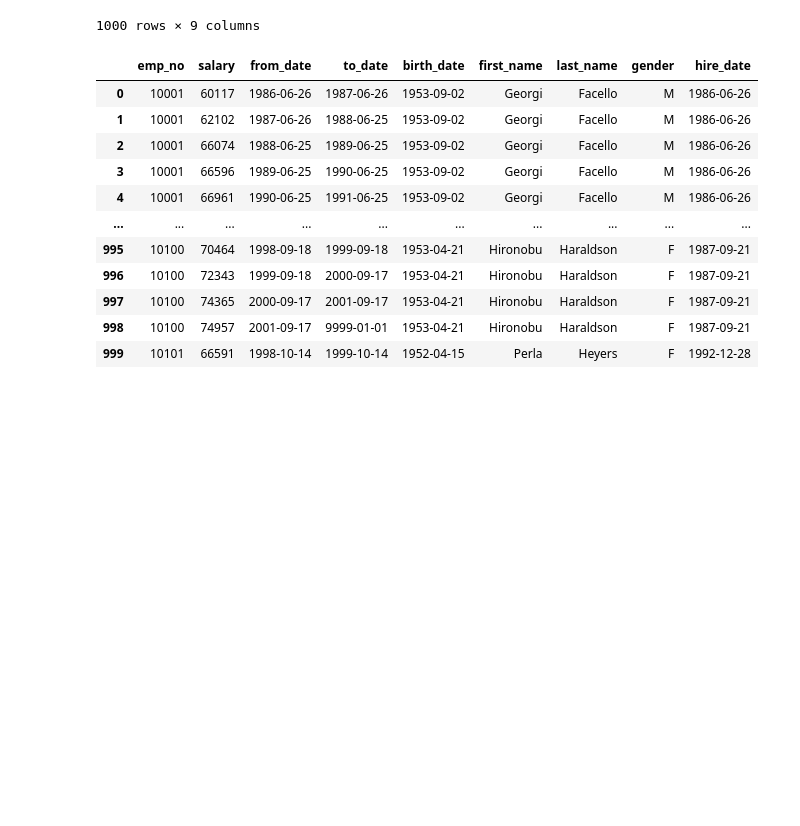
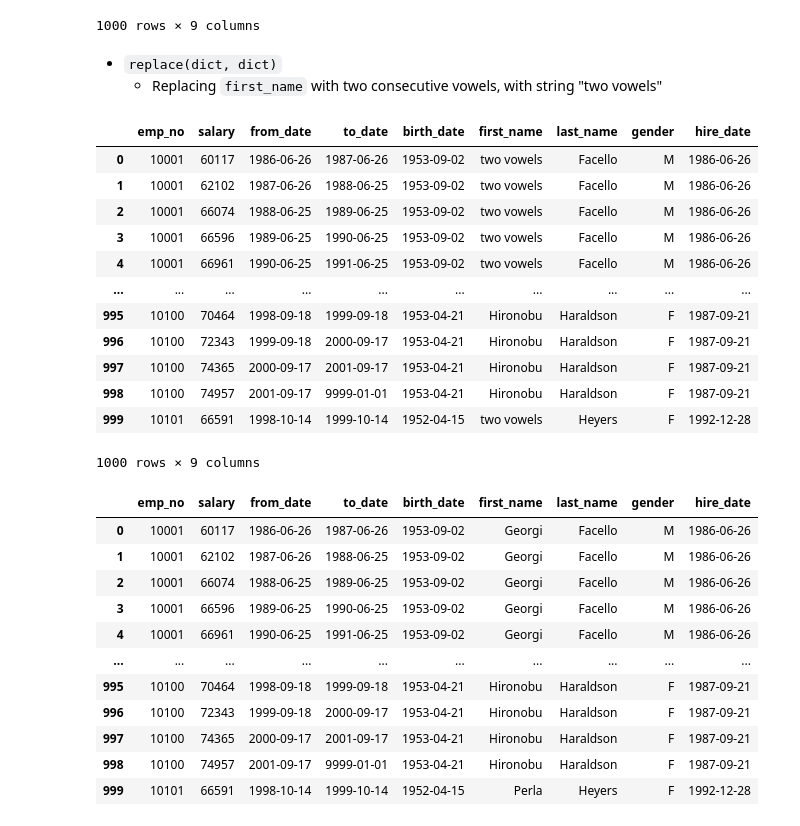
Before and after one commit to BrianFG/data_science_class, a Jupyter notebook: mid_term_review/pandas_basics.ipynb, the cells around one changed output. Drawn from its saved outputs; the diff is of its cells as text; code cells hidden in the pictures; blank space fills up the shorter version.

```diff
--- a/mid_term_review/pandas_basics.ipynb
+++ b/mid_term_review/pandas_basics.ipynb
@@ -73,8 +135,25 @@ salaries_df.replace(r'^.+[aeiou]{2}.*$',  'two vowels', regex=True)
 | 998 | 10100 | 74957 | 2001-09-17 | 9999-01-01 | 1953-04-21 | Hironobu | Haraldson | F | 1987-09-21 |
 | 999 | 10101 | 66591 | 1998-10-14 | 1999-10-14 | 1952-04-15 | Perla | Heyers | F | 1992-12-28 |
 1000 rows × 9 columns
+# %% [markdown]
+- `replace(dict, dict)`
+    - Replacing `first_name` with two consecutive vowels, with string "two vowels"
 # %%
-s = salaries_df.replace({'last_name': r'^.+[^aeiou]{2}.*$'}, {'first_name': 'NEW'}, regex=True)
+salaries_df.replace({'first_name': r'^.+[^aeiou]{2}.*$'}, {'first_name': 'two vowels'}, regex=True)
+# %% [output]
+|  | emp_no | salary | from_date | to_date | birth_date | first_name | last_name | gender | hire_date |
+| 0 | 10001 | 60117 | 1986-06-26 | 1987-06-26 | 1953-09-02 | two vowels | Facello | M | 1986-06-26 |
+| 1 | 10001 | 62102 | 1987-06-26 | 1988-06-25 | 1953-09-02 | two vowels | Facello | M | 1986-06-26 |
+| 2 | 10001 | 66074 | 1988-06-25 | 1989-06-25 | 1953-09-02 | two vowels | Facello | M | 1986-06-26 |
+| 3 | 10001 | 66596 | 1989-06-25 | 1990-06-25 | 1953-09-02 | two vowels | Facello | M | 1986-06-26 |
+| 4 | 10001 | 66961 | 1990-06-25 | 1991-06-25 | 1953-09-02 | two vowels | Facello | M | 1986-06-26 |
+| ... | ... | ... | ... | ... | ... | ... | ... | ... | ... |
+| 995 | 10100 | 70464 | 1998-09-18 | 1999-09-18 | 1953-04-21 | Hironobu | Haraldson | F | 1987-09-21 |
+| 996 | 10100 | 72343 | 1999-09-18 | 2000-09-17 | 1953-04-21 | Hironobu | Haraldson | F | 1987-09-21 |
+| 997 | 10100 | 74365 | 2000-09-17 | 2001-09-17 | 1953-04-21 | Hironobu | Haraldson | F | 1987-09-21 |
+| 998 | 10100 | 74957 | 2001-09-17 | 9999-01-01 | 1953-04-21 | Hironobu | Haraldson | F | 1987-09-21 |
+| 999 | 10101 | 66591 | 1998-10-14 | 1999-10-14 | 1952-04-15 | two vowels | Heyers | F | 1992-12-28 |
+1000 rows × 9 columns
 # %%
 s
 # %% [output]
```
Also changed, not shown: parts of 13 cells of this notebook, 1 other file.
